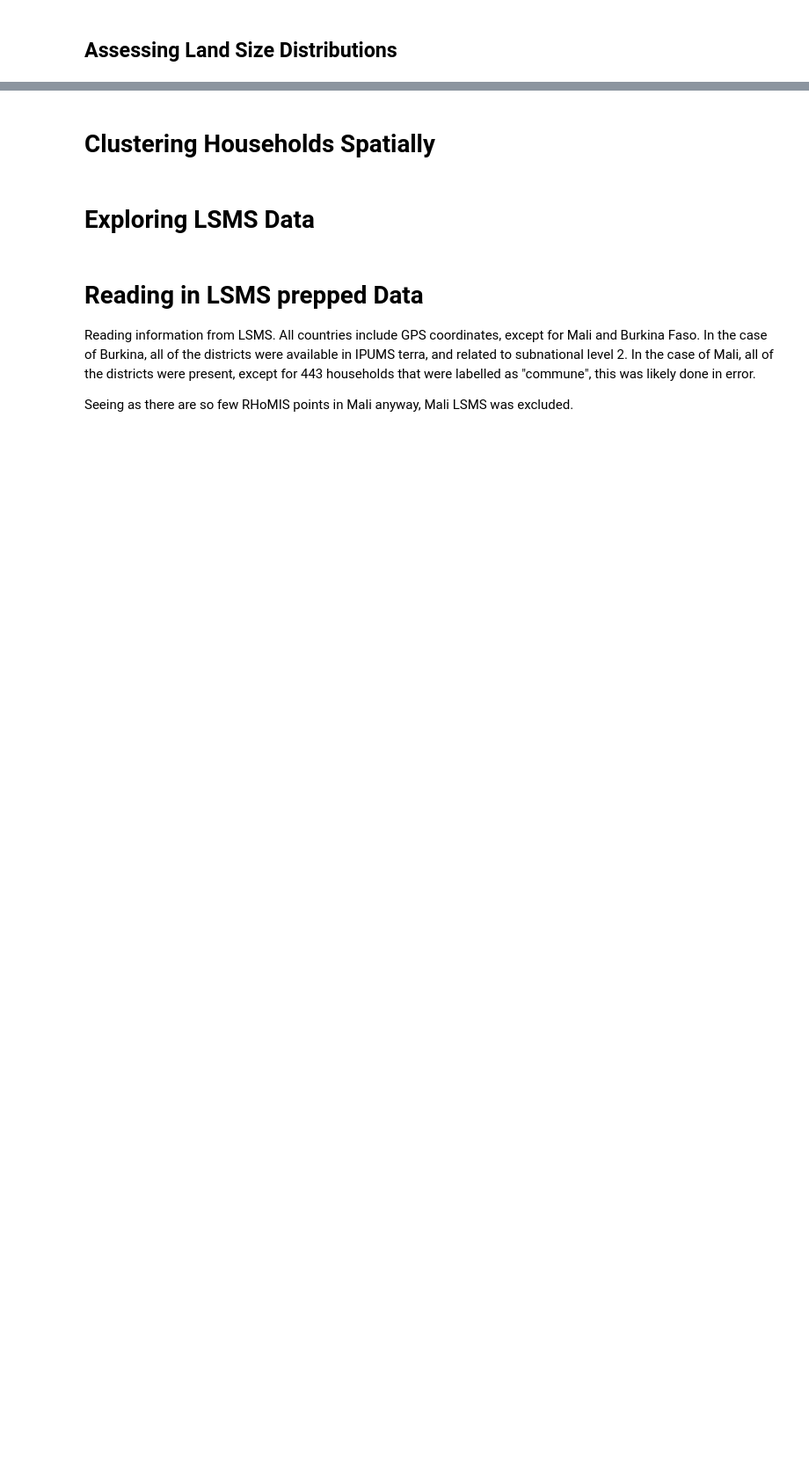
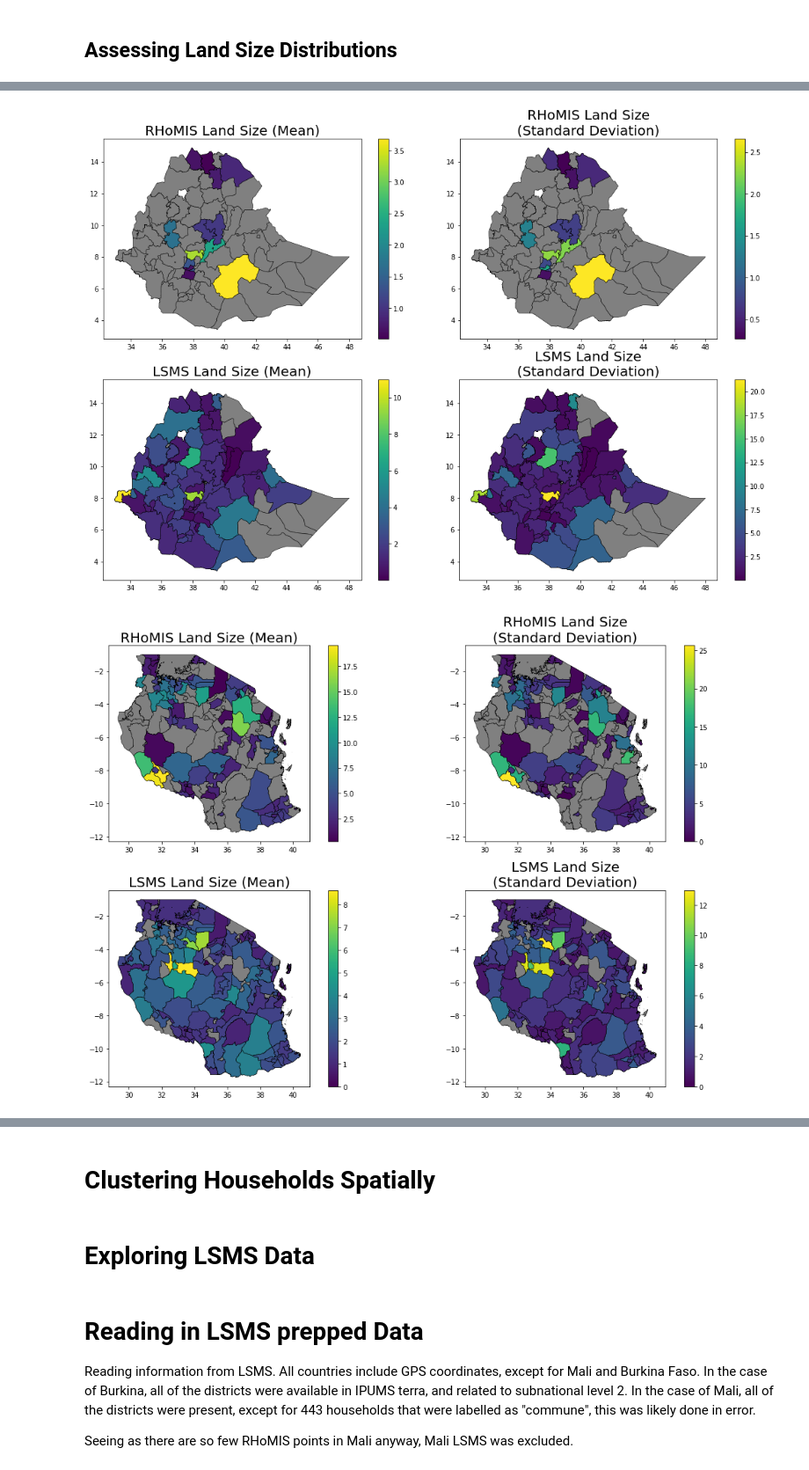
Before and after one commit to l-gorman/farm-size-analysis, a Jupyter notebook: explore.ipynb, the cells around one changed output, grey strips where cells are left out. Shown at 88% size. Drawn from its saved outputs; the diff is of its cells as text; code cells hidden in the pictures; blank space fills up the shorter version.

```diff
--- a/explore.ipynb
+++ b/explore.ipynb
@@ -116,7 +89,0 @@ geo_indicator['all'] = (geo_indicator["LandCultivated"]>=0)
-# %%
-
-for country in countries:
-    fig, ax = plt.subplots()
-    aggregated_info = geo_indicator.loc[geo_indicator["iso_3"]==country,["GEOID","less_than_two", "two_to_ten", "ten_to_fifty", "fifty_plus","all"]].groupby("GEOID").sum()
-    round(100*aggregated_info.loc[:,["less_than_two", "two_to_ten", "ten_to_fifty", "fifty_plus"]].div(aggregated_info["all"], axis=0)).boxplot(ax=ax)
-    fig.show()
@@ -145,0 +114,52 @@ No artists with labels found to put in legend.  Note that artists whose label st
+# %%
+countries = ["ETH", "TZA", "UGA"]
+
+for country in countries:
+
+    rhomis_mean_land_per_geoid=geo_indicator.loc[(geo_indicator["iso_3"]==country) & (geo_indicator["LandCultivated"]<100),["GEO2LABEL","LandCultivated"]].groupby("GEO2LABEL", as_index=False).mean("LandCultivated")
+    rhomis_sd_land_per_geoid=geo_indicator.loc[(geo_indicator["iso_3"]==country) & (geo_indicator["LandCultivated"]<100),["GEO2LABEL","LandCultivated"]].groupby("GEO2LABEL", as_index=False).agg(np.std)
+
+    lsms_mean_land_per_geoid=lsms_data.loc[(lsms_data["iso_3"]==country) & (lsms_data["Farm size [ha]"]<100),["GEO2LABEL","Farm size [ha]"]].groupby("GEO2LABEL", as_index=False).mean("Farm size [ha]")
+    lsms_sd_land_per_geoid=lsms_data.loc[(lsms_data["iso_3"]==country) & (lsms_data["Farm size [ha]"]<100),["GEO2LABEL","Farm size [ha]"]].groupby("GEO2LABEL", as_index=False).agg(np.std)
+
+    rhomis_mean_land_per_geoid.dropna(inplace=True)
+    rhomis_sd_land_per_geoid.dropna(inplace=True)
+
+    lsms_mean_land_per_geoid.dropna(inplace=True)
+    lsms_mean_land_per_geoid.rename(columns={"Farm size [ha]":"LandCultivated"},inplace=True)
+    lsms_sd_land_per_geoid.dropna(inplace=True)
+    lsms_sd_land_per_geoid.rename(columns={"Farm size [ha]":"LandCultivated"},inplace=True)
+
+    rhomis_land_stats_per_geoid= rhomis_mean_land_per_geoid.merge(rhomis_sd_land_per_geoid, on="GEO2LABEL", suffixes=("_mean","_sd"))
+    rhomis_subset=rhomis_land_stats_per_geoid.merge(ipums_terra.loc[ipums_terra["iso_3"]==country,:], how="inner", on="GEO2LABEL")
+    rhomis_subset=gpd.GeoDataFrame(rhomis_subset)
+
+    lsms_land_stats_per_geoid= lsms_mean_land_per_geoid.merge(lsms_sd_land_per_geoid, on="GEO2LABEL", suffixes=("_mean","_sd"))
+    lsms_subset=lsms_land_stats_per_geoid.merge(ipums_terra.loc[ipums_terra["iso_3"]==country,:], how="inner", on="GEO2LABEL")
+    lsms_subset=gpd.GeoDataFrame(lsms_subset)
+
+
+    fig, ax = plt.subplots(2,2, figsize=(15,10))
+
+    ax[0][0].set_title("RHoMIS Land Size (Mean)", fontsize=20)
+    ax[0][1].set_title("RHoMIS Land Size\n(Standard Deviation)", fontsize=20)
+
+    ax[1][0].set_title("LSMS Land Size (Mean)", fontsize=20)
+    ax[1][1].set_title("LSMS Land Size\n(Standard Deviation)", fontsize=20)
+
+    ipums_terra.loc[ipums_terra["iso_3"]==country,:].plot(ax=ax[0][0], color="grey", edgecolor="black",linewidth=0.5)
+    rhomis_subset.plot(ax=ax[0][0],column="LandCultivated_mean", legend=True, edgecolor="black",linewidth=0.5)
+
+    ipums_terra.loc[ipums_terra["iso_3"]==country,:].plot(ax=ax[0][1], color="grey",edgecolor="black",linewidth=0.5)
+    rhomis_subset.plot(ax=ax[0][1],column="LandCultivated_sd", legend=True,edgecolor="black",linewidth=0.5)
+
+    ipums_terra.loc[ipums_terra["iso_3"]==country,:].plot(ax=ax[1][0], color="grey", edgecolor="black",linewidth=0.5)
+    lsms_subset.plot(ax=ax[1][0],column="LandCultivated_mean", legend=True, edgecolor="black",linewidth=0.5)
+
+    ipums_terra.loc[ipums_terra["iso_3"]==country,:].plot(ax=ax[1][1], color="grey",edgecolor="black",linewidth=0.5)
+    lsms_subset.plot(ax=ax[1][1],column="LandCultivated_sd", legend=True,edgecolor="black",linewidth=0.5)
+    fig.tight_layout()
+    fig.savefig("outputs/exploratory/land_size/"+country+"_map.png")
+# %% [output]
+[figure, added]
+[figure, added]
```
Also changed, not shown: parts of 25 cells of this notebook, 16 other files.
